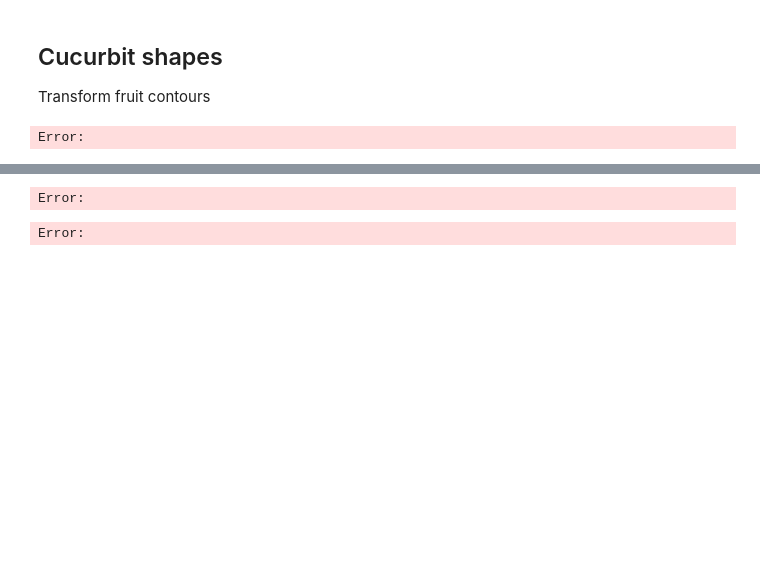
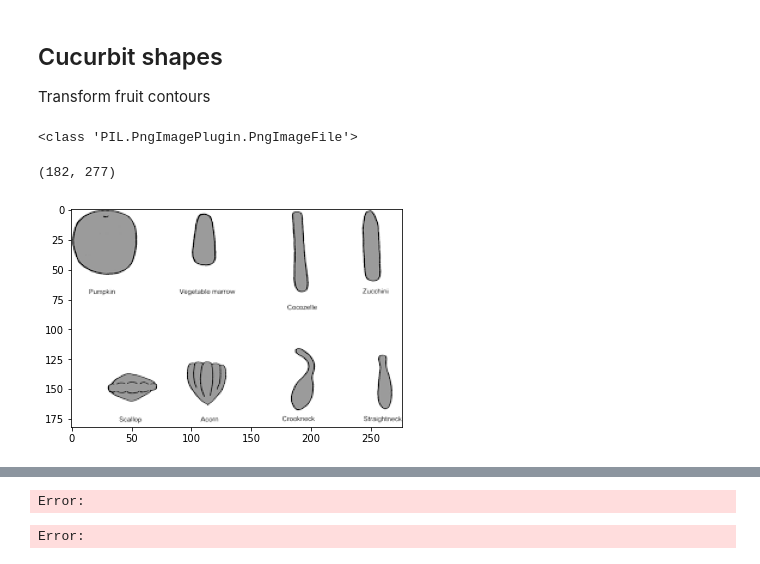
Before and after one commit to miguelperezenciso/dna2image, a Jupyter notebook: dna2img.cucurbita.ipynb, the cells around one changed output, grey strips where cells are left out. Cells and saved outputs as stored; diff of their text form; code cells hidden in the pictures; blank space fills up the shorter version.

```diff
--- a/dna2img.cucurbita.ipynb
+++ b/dna2img.cucurbita.ipynb
@@ -127,12 +121,14 @@ Error:
 ## Cucurbit shapes
 Transform fruit contours
 # %%
-img_bw = PIL.Image.open('images/contours.png')
+img_bw = PIL.Image.open('/Users/miguel/Dropbox/0_Research_proposals/2022_ML_dna2img/images/contours.png')
 plt.imshow(img_bw)
 print(type(img_bw))
 np.asarray(img_bw).shape
 # %% [output]
-Error:
+<class 'PIL.PngImagePlugin.PngImageFile'>
+(182, 277)
+[figure, added]
 # %%
 # test other segmentation algorithms
 # This is based in https://github.com/lauzingaretti/DeepAFS
```
Also changed, not shown: parts of 24 cells of this notebook.
